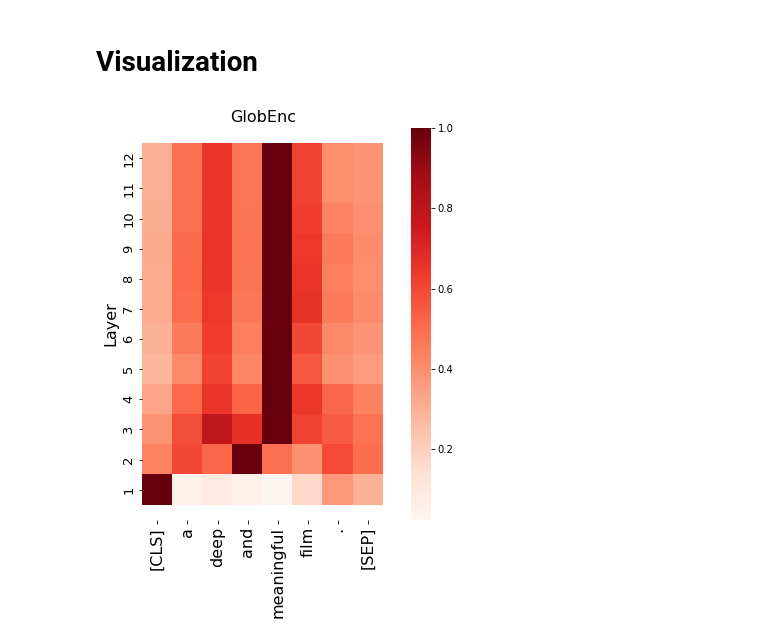
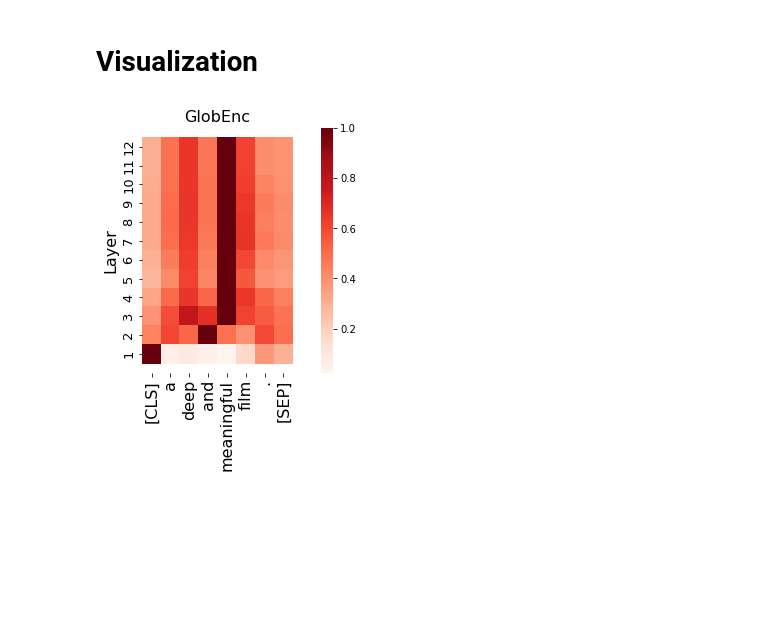
Before and after one commit to mohsenfayyaz/GlobEnc, a Jupyter notebook: GlobEnc_Demo.ipynb, the cells around one changed output. Cells and saved outputs as stored; diff of their text form; code cells hidden in the pictures; blank space fills up the shorter version.

```diff
--- a/GlobEnc_Demo.ipynb
+++ b/GlobEnc_Demo.ipynb
@@ -55,32 +55,25 @@ Aggregated N-Enc token attribution (GlobEnc): (12, 8, 8)
 # %%
 import seaborn as sns
 import pandas as pd
 import numpy as np
 import matplotlib.pyplot as plt
 import matplotlib.gridspec as gridspec
 import matplotlib.backends.backend_pdf
 
-
-def plot_heatmap(norm, tokenized_text, title=""):
-    df = pd.DataFrame(norm, columns=tokenized_text, index=tokenized_text)
-    sns.heatmap(df,cmap="Reds",square=True)
-    plt.title(title)
-    plt.gcf().subplots_adjust(bottom=0.2)
-
 tokenized_text = tokenizer.convert_ids_to_tokens(tokenized_sentence["input_ids"][0])
-plt.figure(figsize=(10, 8))
+plt.figure(figsize=(10, 5))
 norm_cls = globenc[:, 0, :]
 norm_cls = np.flip(norm_cls, axis=0)
 row_sums = norm_cls.max(axis=1)
 norm_cls = norm_cls / row_sums[:, np.newaxis]
 df = pd.DataFrame(norm_cls, columns=tokenized_text, index=range(12, 0, -1))
 ax = sns.heatmap(df, cmap="Reds", square=True)
 bottom, top = ax.get_ylim()
 ax.set_ylim(bottom + 0.5, top - 0.5)
 plt.title("GlobEnc", fontsize=16)
 plt.ylabel("Layer", fontsize=16)
 plt.xticks(rotation = 90, fontsize=16)
 plt.yticks(fontsize=13)
 plt.gcf().subplots_adjust(bottom=0.2)
 # %% [output]
-[figure, old version]
+[figure, new version]
```
